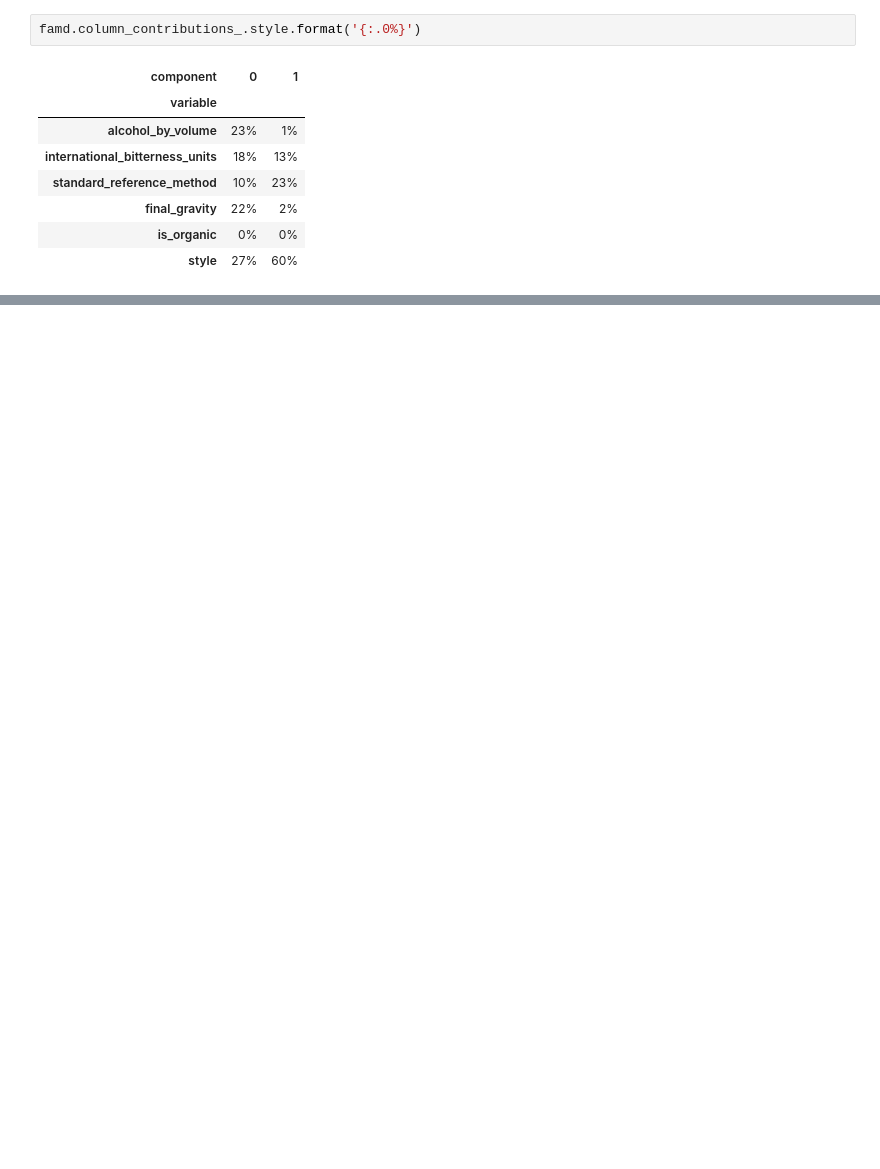
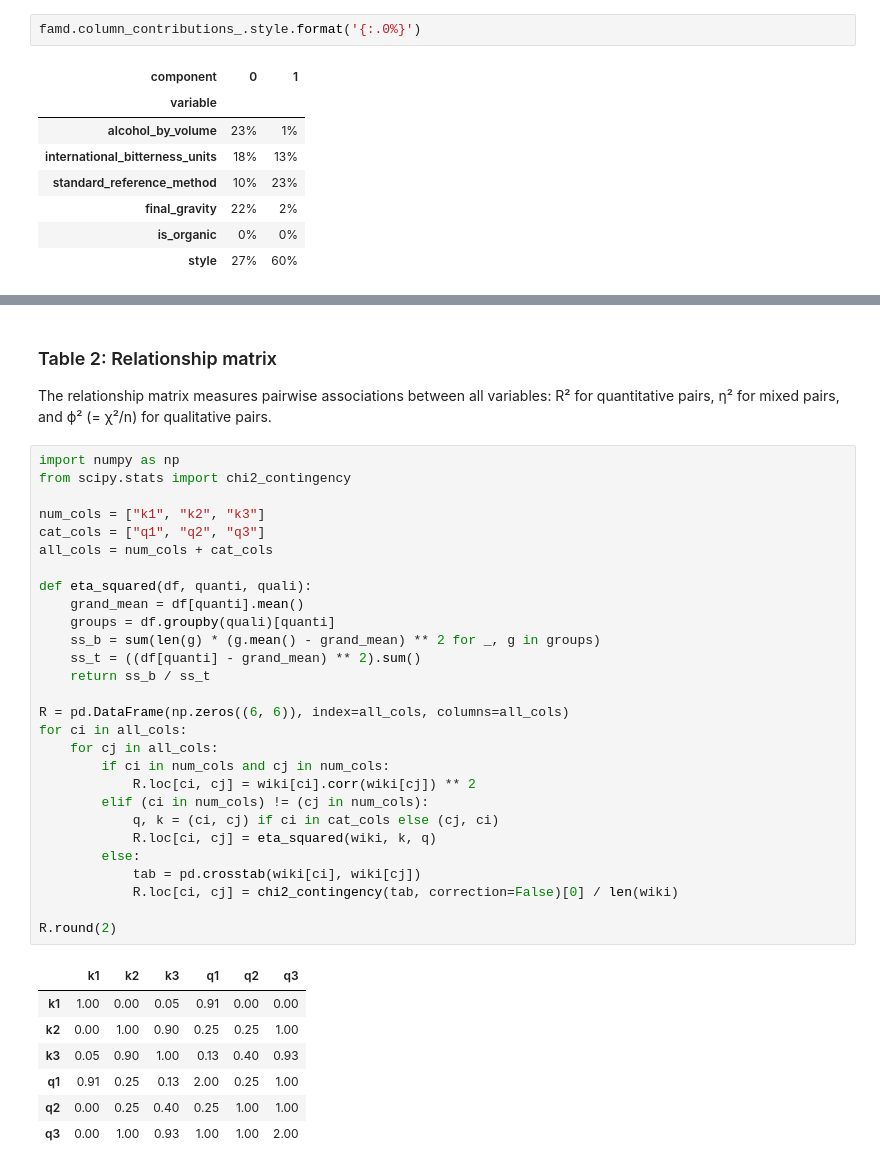
Before and after one commit to MaxHalford/prince, a Jupyter notebook: docs/content/famd.ipynb, the cells around one changed output, grey strips where cells are left out. Drawn from its saved outputs; the diff is of its cells as text; blank space fills up the shorter version.

```diff
--- a/docs/content/famd.ipynb
+++ b/docs/content/famd.ipynb
@@ -116,0 +157,40 @@ famd.column_contributions_.style.format('{:.0%}')
+# %% [markdown]
+### Table 2: Relationship matrix
+
+The relationship matrix measures pairwise associations between all variables: R² for quantitative pairs, η² for mixed pairs, and ϕ² (= χ²/n) for qualitative pairs.
+# %%
+import numpy as np
+from scipy.stats import chi2_contingency
+
+num_cols = ["k1", "k2", "k3"]
+cat_cols = ["q1", "q2", "q3"]
+all_cols = num_cols + cat_cols
+
+def eta_squared(df, quanti, quali):
+    grand_mean = df[quanti].mean()
+    groups = df.groupby(quali)[quanti]
+    ss_b = sum(len(g) * (g.mean() - grand_mean) ** 2 for _, g in groups)
+    ss_t = ((df[quanti] - grand_mean) ** 2).sum()
+    return ss_b / ss_t
+
+R = pd.DataFrame(np.zeros((6, 6)), index=all_cols, columns=all_cols)
+for ci in all_cols:
+    for cj in all_cols:
+        if ci in num_cols and cj in num_cols:
+            R.loc[ci, cj] = wiki[ci].corr(wiki[cj]) ** 2
+        elif (ci in num_cols) != (cj in num_cols):
+            q, k = (ci, cj) if ci in cat_cols else (cj, ci)
+            R.loc[ci, cj] = eta_squared(wiki, k, q)
+        else:
+            tab = pd.crosstab(wiki[ci], wiki[cj])
+            R.loc[ci, cj] = chi2_contingency(tab, correction=False)[0] / len(wiki)
+
+R.round(2)
+# %% [output]
+|  | k1 | k2 | k3 | q1 | q2 | q3 |
+| k1 | 1.00 | 0.00 | 0.05 | 0.91 | 0.00 | 0.00 |
+| k2 | 0.00 | 1.00 | 0.90 | 0.25 | 0.25 | 1.00 |
+| k3 | 0.05 | 0.90 | 1.00 | 0.13 | 0.40 | 0.93 |
+| q1 | 0.91 | 0.25 | 0.13 | 2.00 | 0.25 | 1.00 |
+| q2 | 0.00 | 0.25 | 0.40 | 0.25 | 1.00 | 1.00 |
+| q3 | 0.00 | 1.00 | 0.93 | 1.00 | 1.00 | 2.00 |
```
Also changed, not shown: parts of 10 cells of this notebook, 4 other files.
